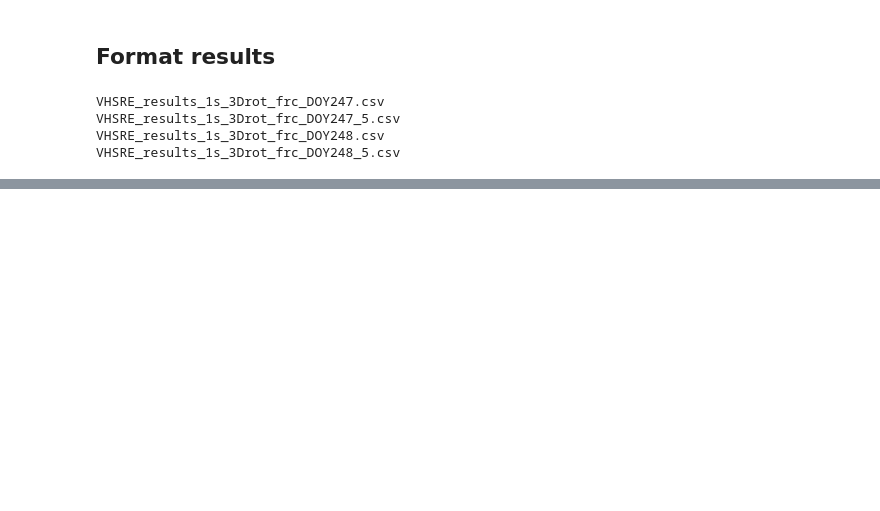
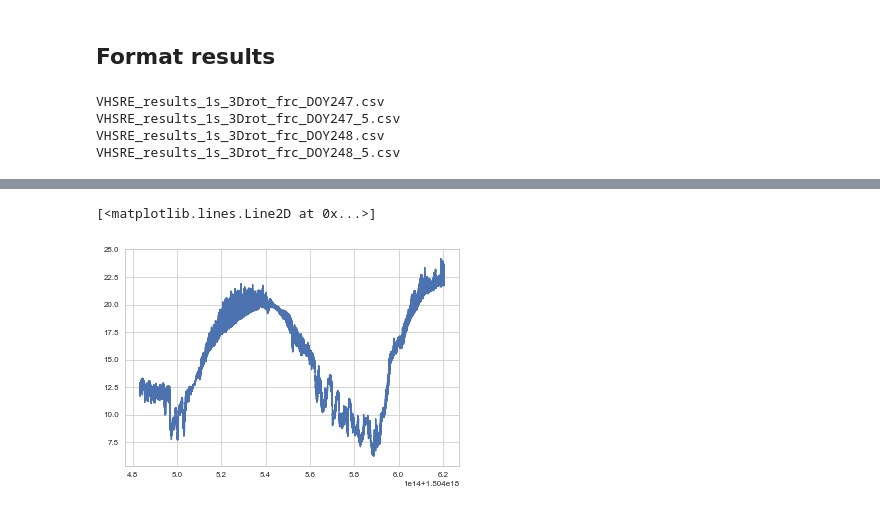
Before and after one commit to klapo/DTS, a Jupyter notebook: DTS.VertHarpSpectralExp.process_bmmflux.ipynb, the cells around one changed output, grey strips where cells are left out. Cells and saved outputs as stored; diff of their text form; code cells hidden in the pictures; blank space fills up the shorter version.

```diff
--- a/DTS.VertHarpSpectralExp.process_bmmflux.ipynb
+++ b/DTS.VertHarpSpectralExp.process_bmmflux.ipynb
@@ -223,0 +213,7 @@ Data variables:
+# %%
+os.chdir(dirProcessed)
+ecObs = xr.open_dataset('VHRSE.eddyCovarObs_2m_land.nc')
+plt.plot(ecObs.time, ecObs.Ts_mean)
+# %% [output]
+[<matplotlib.lines.Line2D at 0x...>]
+[figure, added]
```
Also changed, not shown: parts of 4 cells of this notebook.
